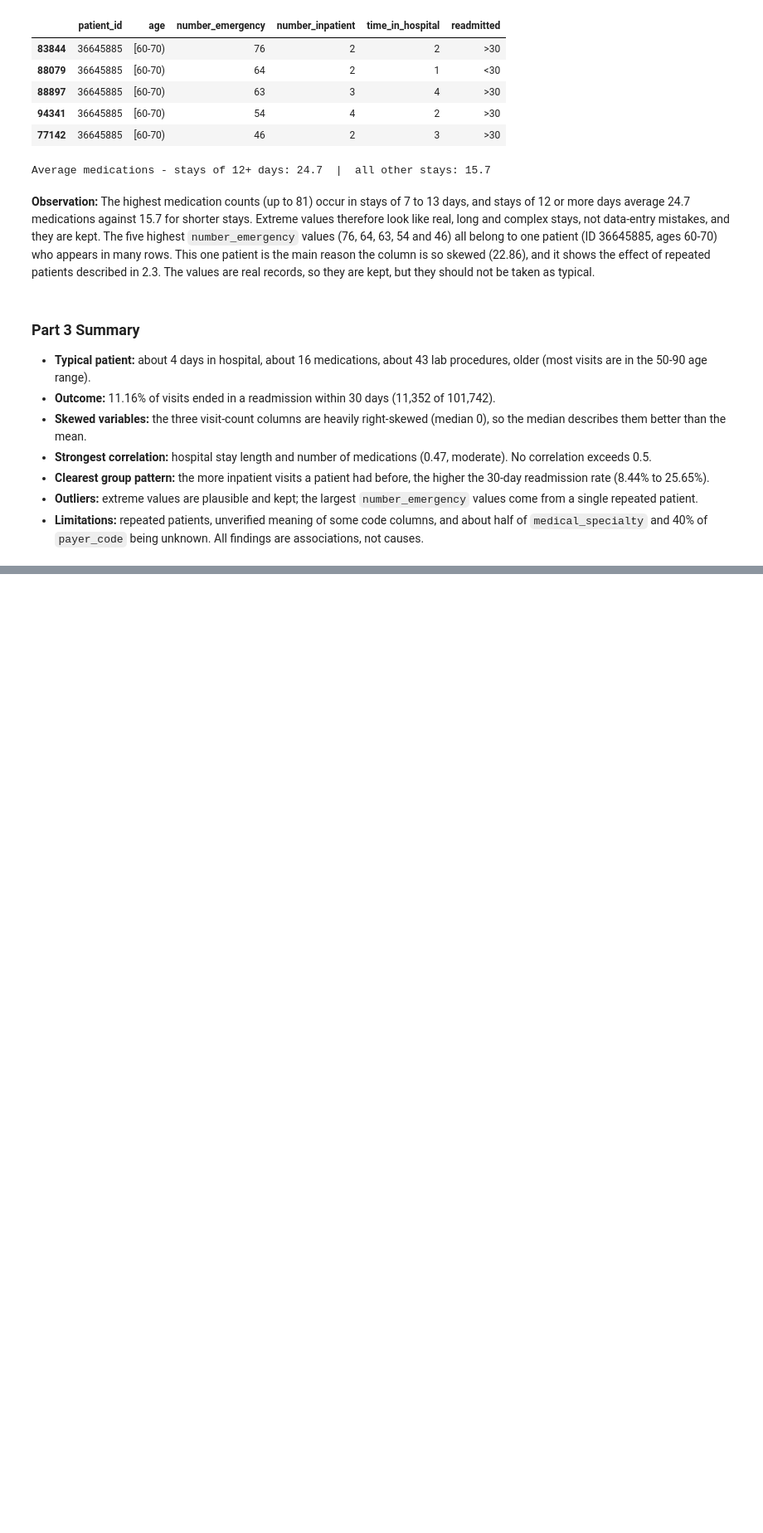
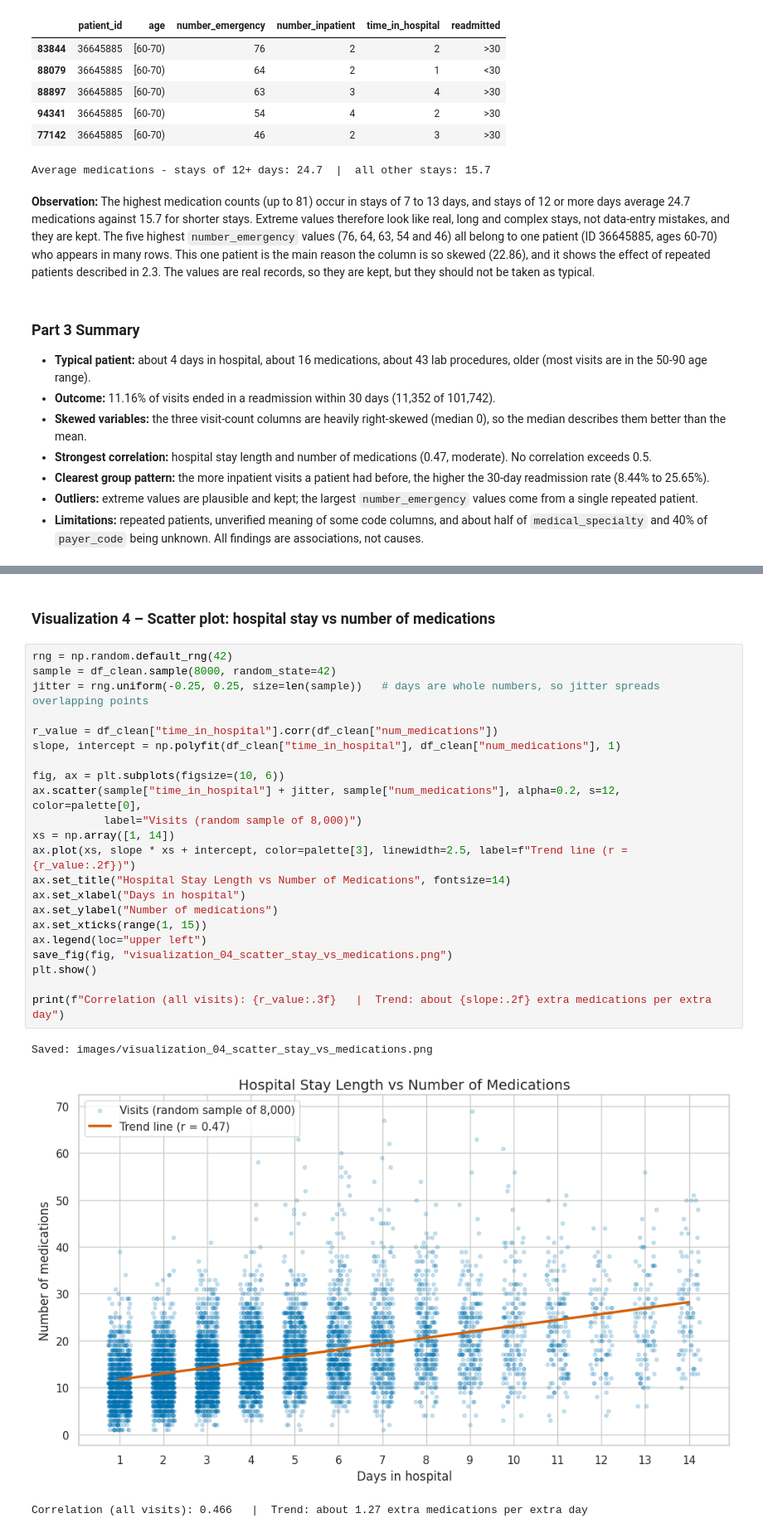
Before and after one commit to Al7bh/Devixo-Internship, a Jupyter notebook: Task_01_AI_ML/notebook/Task_01_Data_Analysis.ipynb, the cells around one changed output, grey strips where cells are left out. Shown at 83% size. Saved outputs shown, nothing was run; the diff lists cells and outputs as text; blank space fills up the shorter version.

```diff
--- a/Task_01_AI_ML/notebook/Task_01_Data_Analysis.ipynb
+++ b/Task_01_AI_ML/notebook/Task_01_Data_Analysis.ipynb
@@ -1040,0 +1176,28 @@ Average medications - stays of 12+ days: 24.7  |  all other stays: 15.7
+# %% [markdown]
+### Visualization 4 – Scatter plot: hospital stay vs number of medications
+# %%
+rng = np.random.default_rng(42)
+sample = df_clean.sample(8000, random_state=42)
+jitter = rng.uniform(-0.25, 0.25, size=len(sample))   # days are whole numbers, so jitter spreads overlapping points
+
+r_value = df_clean["time_in_hospital"].corr(df_clean["num_medications"])
+slope, intercept = np.polyfit(df_clean["time_in_hospital"], df_clean["num_medications"], 1)
+
+fig, ax = plt.subplots(figsize=(10, 6))
+ax.scatter(sample["time_in_hospital"] + jitter, sample["num_medications"], alpha=0.2, s=12, color=palette[0],
+           label="Visits (random sample of 8,000)")
+xs = np.array([1, 14])
+ax.plot(xs, slope * xs + intercept, color=palette[3], linewidth=2.5, label=f"Trend line (r = {r_value:.2f})")
+ax.set_title("Hospital Stay Length vs Number of Medications", fontsize=14)
+ax.set_xlabel("Days in hospital")
+ax.set_ylabel("Number of medications")
+ax.set_xticks(range(1, 15))
+ax.legend(loc="upper left")
+save_fig(fig, "visualization_04_scatter_stay_vs_medications.png")
+plt.show()
+
+print(f"Correlation (all visits): {r_value:.3f}   |  Trend: about {slope:.2f} extra medications per extra day")
+# %% [output]
+Saved: images/visualization_04_scatter_stay_vs_medications.png
+[figure, added]
+Correlation (all visits): 0.466   |  Trend: about 1.27 extra medications per extra day
```
Also changed, not shown: parts of 37 cells of this notebook, 13 other files.
